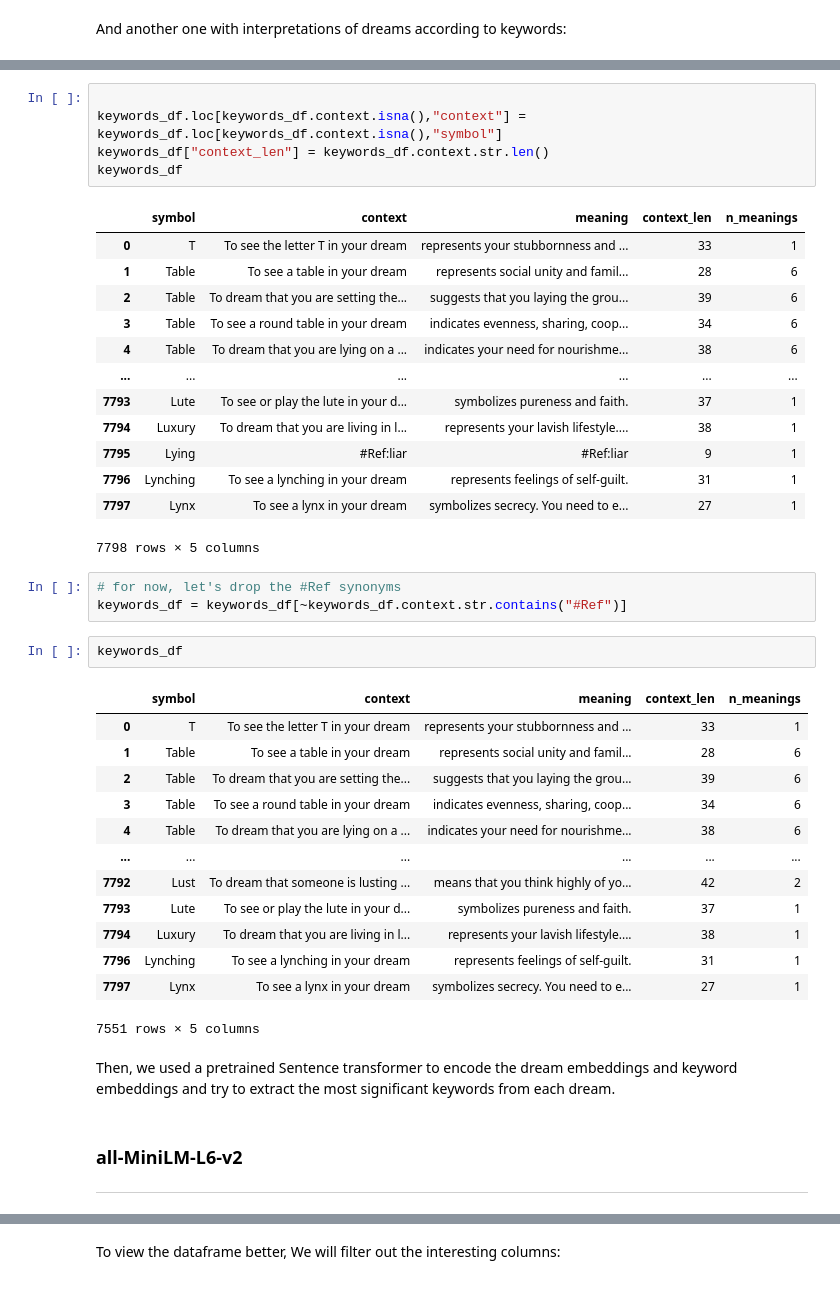
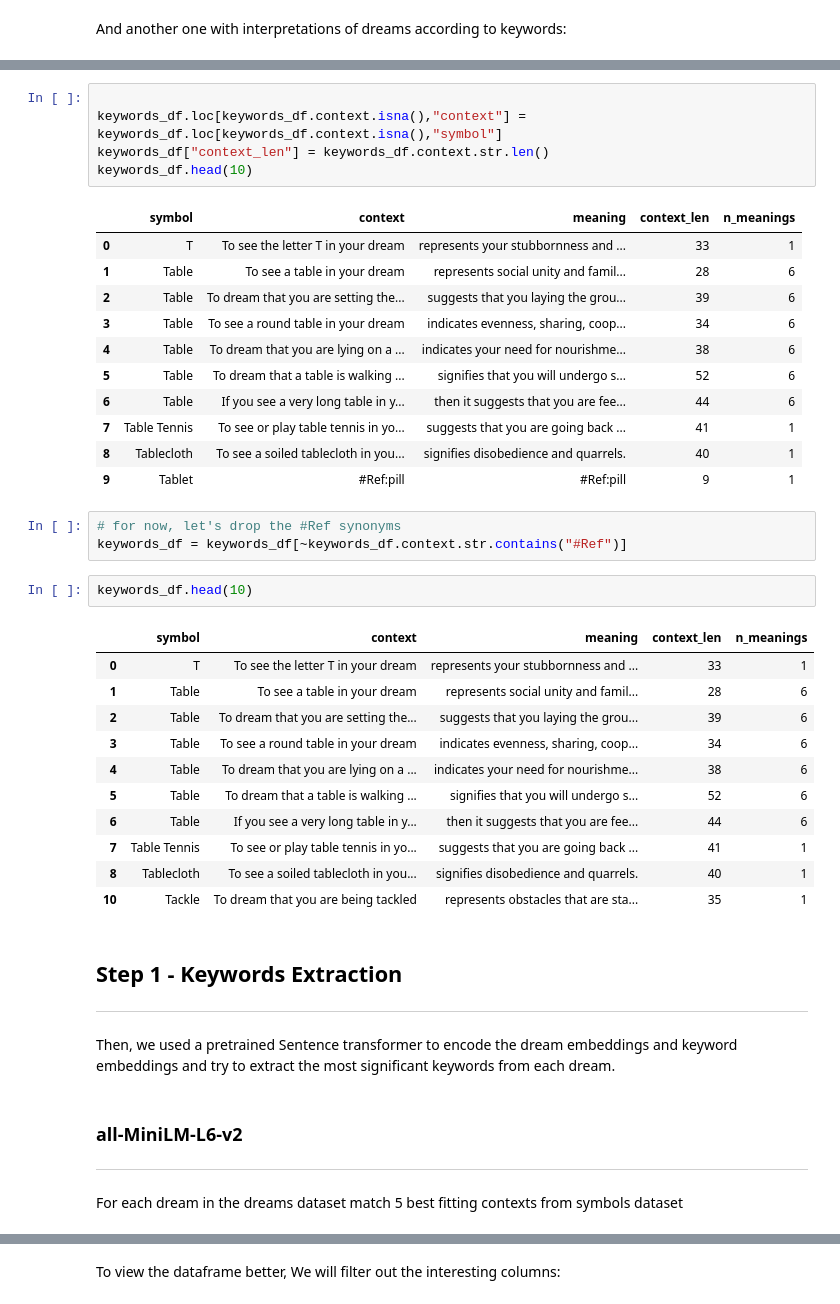
Before and after one commit to Barack-Samuni/Dream-Interpreter, a Jupyter notebook: Dream-Interpreter.ipynb, the cells around one changed output, grey strips where cells are left out. Saved outputs shown, nothing was run; the diff lists cells and outputs as text.

```diff
--- a/Dream-Interpreter.ipynb
+++ b/Dream-Interpreter.ipynb
@@ -42,27 +73,25 @@ And another one with interpretations of dreams according to keywords:
 # %%
 
 keywords_df.loc[keywords_df.context.isna(),"context"] = keywords_df.loc[keywords_df.context.isna(),"symbol"]
 keywords_df["context_len"] = keywords_df.context.str.len()
-keywords_df
+keywords_df.head(10)
 # %% [output]
 |  | symbol | context | meaning | context_len | n_meanings |
 | 0 | T | To see the letter T in your dream | represents your stubbornness and ... | 33 | 1 |
 | 1 | Table | To see a table in your dream | represents social unity and famil... | 28 | 6 |
 | 2 | Table | To dream that you are setting the... | suggests that you laying the grou... | 39 | 6 |
 | 3 | Table | To see a round table in your dream | indicates evenness, sharing, coop... | 34 | 6 |
 | 4 | Table | To dream that you are lying on a ... | indicates your need for nourishme... | 38 | 6 |
-| ... | ... | ... | ... | ... | ... |
-| 7793 | Lute | To see or play the lute in your d... | symbolizes pureness and faith. | 37 | 1 |
-| 7794 | Luxury | To dream that you are living in l... | represents your lavish lifestyle.... | 38 | 1 |
-| 7795 | Lying | #Ref:liar | #Ref:liar | 9 | 1 |
-| 7796 | Lynching | To see a lynching in your dream | represents feelings of self-guilt. | 31 | 1 |
-| 7797 | Lynx | To see a lynx in your dream | symbolizes secrecy. You need to e... | 27 | 1 |
+| 5 | Table | To dream that a table is walking ... | signifies that you will undergo s... | 52 | 6 |
+| 6 | Table | If you see a very long table in y... | then it suggests that you are fee... | 44 | 6 |
+| 7 | Table Tennis | To see or play table tennis in yo... | suggests that you are going back ... | 41 | 1 |
+| 8 | Tablecloth | To see a soiled tablecloth in you... | signifies disobedience and quarrels. | 40 | 1 |
+| 9 | Tablet | #Ref:pill | #Ref:pill | 9 | 1 |
-7798 rows × 5 columns
 # %%
 # for now, let's drop the #Ref synonyms
 keywords_df = keywords_df[~keywords_df.context.str.contains("#Ref")]
 # %%
-keywords_df
+keywords_df.head(10)
 # %% [output]
 |  | symbol | context | meaning | context_len | n_meanings |
 | 0 | T | To see the letter T in your dream | represents your stubbornness and ... | 33 | 1 |
@@ -70,17 +99,19 @@ keywords_df
 | 2 | Table | To dream that you are setting the... | suggests that you laying the grou... | 39 | 6 |
 | 3 | Table | To see a round table in your dream | indicates evenness, sharing, coop... | 34 | 6 |
 | 4 | Table | To dream that you are lying on a ... | indicates your need for nourishme... | 38 | 6 |
-| ... | ... | ... | ... | ... | ... |
-| 7792 | Lust | To dream that someone is lusting ... | means that you think highly of yo... | 42 | 2 |
-| 7793 | Lute | To see or play the lute in your d... | symbolizes pureness and faith. | 37 | 1 |
-| 7794 | Luxury | To dream that you are living in l... | represents your lavish lifestyle.... | 38 | 1 |
-| 7796 | Lynching | To see a lynching in your dream | represents feelings of self-guilt. | 31 | 1 |
-| 7797 | Lynx | To see a lynx in your dream | symbolizes secrecy. You need to e... | 27 | 1 |
+| 5 | Table | To dream that a table is walking ... | signifies that you will undergo s... | 52 | 6 |
+| 6 | Table | If you see a very long table in y... | then it suggests that you are fee... | 44 | 6 |
+| 7 | Table Tennis | To see or play table tennis in yo... | suggests that you are going back ... | 41 | 1 |
+| 8 | Tablecloth | To see a soiled tablecloth in you... | signifies disobedience and quarrels. | 40 | 1 |
+| 10 | Tackle | To dream that you are being tackled | represents obstacles that are sta... | 35 | 1 |
-7551 rows × 5 columns
+# %% [markdown]
+## **Step 1 - Keywords Extraction**
+***
 # %% [markdown]
 Then, we used a pretrained Sentence transformer to encode the dream embeddings and keyword embeddings and try to extract the most significant keywords from each dream.
 # %% [markdown]
 ### **all-MiniLM-L6-v2**
 ***
+For each dream in the dreams dataset match 5 best fitting contexts from symbols dataset
 # %%
 dream_df = extract_and_save_keywords_from_dataframes(dream_df, keywords_df)
```
Also changed, not shown: parts of 24 cells of this notebook.
